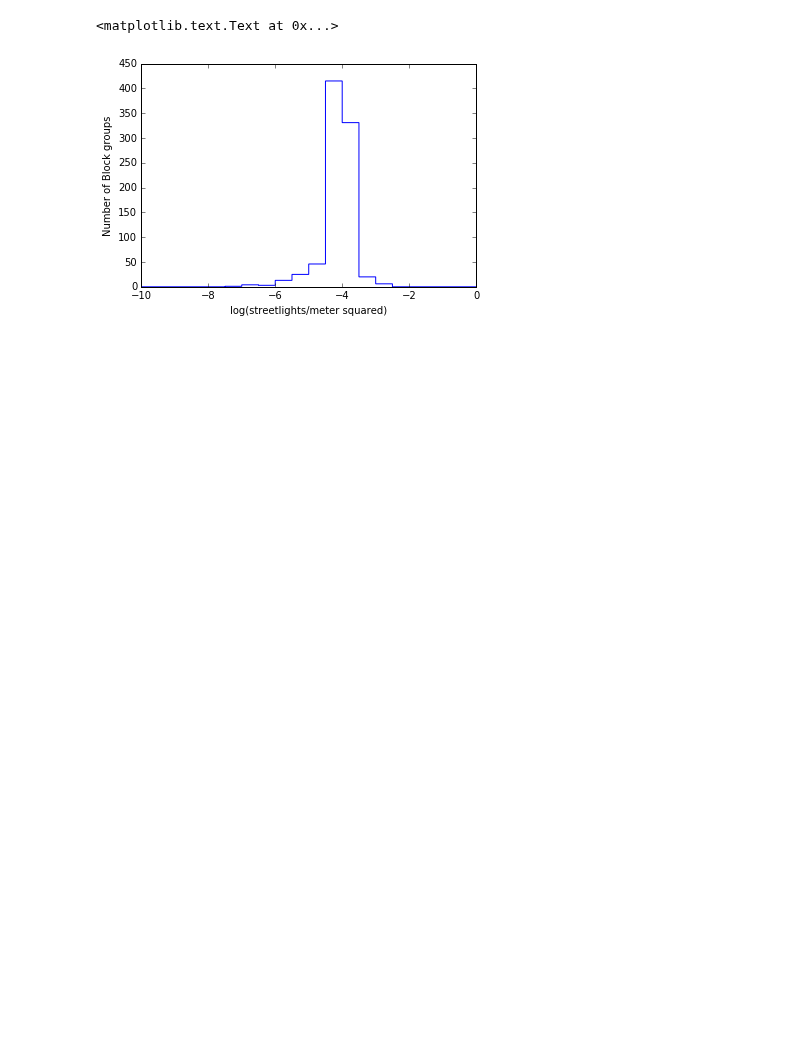
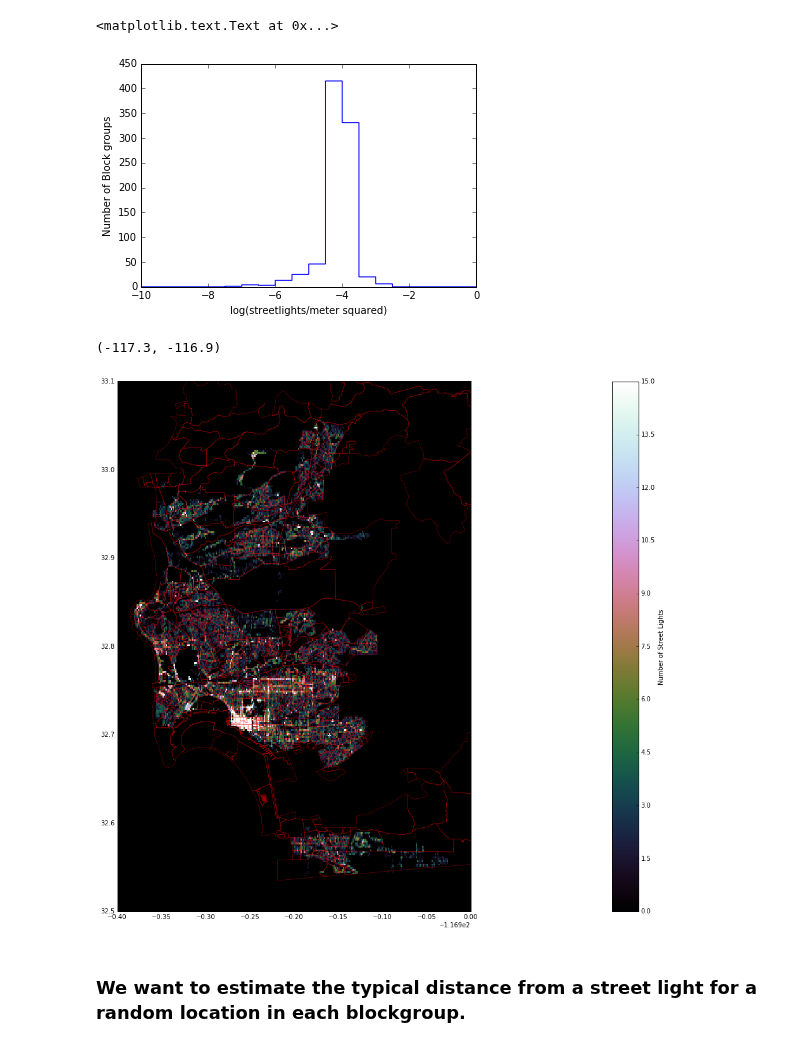
Before and after one commit to katiesch/insight2016, a Jupyter notebook: streetlight_density.ipynb, the cells around one changed output. Drawn from its saved outputs; the diff is of its cells as text; code cells hidden in the pictures; blank space fills up the shorter version.

```diff
--- a/streetlight_density.ipynb
+++ b/streetlight_density.ipynb
@@ -114,2 +103,0 @@ bg_info2.rename(columns={0: 'statecode', 2: 'tract', 3: 'blockgroup',
-# %%
-sl_record['count'] = 0.0
@@ -124,2 +104,9 @@ streetlight_count = sl_record[['tract', 'blockgroup', 'count']].groupby(['tract'
+# %%
+# the San Diego county shapefile records
+sdcounty = bg_info.loc[np.where((bg_info['regional']=='073') & (bg_info['blockgroup']!='0'))[0]]
+sdcounty_index = np.where((bg_info['regional']=='073') & (bg_info['blockgroup']!='0'))[0]
+# %%
+sdcounty['tract'] = sdcounty['tract'].astype(float)
+sdcounty['blockgroup'] = sdcounty['blockgroup'].astype(float)
 # %% [markdown]
 ### Calculate Street Light density
@@ -151,3 +125,8 @@ plt.ylabel('Number of Block groups')
 # %% [output]
 <matplotlib.text.Text at 0x...>
 [figure]
+# %%
+# Read in Jeff's list of census tracts in SD city proper
+sd_city_proper = pd.read_csv('SD_city_census_tracts.txt')
+
+sd_city_proper['tract'] = sd_city_proper['tract'].astype(float)
@@ -153,0 +145,27 @@ plt.ylabel('Number of Block groups')
+# %%
+fig,ax = plt.subplots(1,1, figsize=(20,15))
+
+plt.hist2d(sl_record['lon'], sl_record['lat'], bins=(300,300), cmap='cubehelix', vmax=15,
+          range=([-117.3,-116.9], [32.5, 33.1]))
+plt.colorbar(label='Number of Street Lights')
+
+patches = []
+#for i in range(0,len(ct_info)):
+for i in range(0,len(sdcounty_index)):
+    #if (len(np.where(sd_city_proper['tract'] == ct_info.loc[i, 'tract'])[0])>0):
+    #    barf = pd.DataFrame(ct_shapes[i].points)
+    if (len(np.where(sd_city_proper['tract'] == sdcounty.loc[sdcounty_index[i], 'tract'])[0])>0):
+        barf = pd.DataFrame(shapes[sdcounty_index[i]].points)
+        poly = plt.Polygon(barf[[0,1]], fc='none', ec='r', alpha=0.5, lw=0.6, zorder=3)
+        patches.append(poly)
+        plt.gca().add_patch(poly)
+
+
+plt.axis('scaled')
+plt.ylim(32.5, 33.1)
+plt.xlim(-117.3, -116.9)
+# %% [output]
+(-117.3, -116.9)
+[figure, added]
+# %% [markdown]
+### We want to estimate the typical distance from a street light for a random location in each blockgroup.
```
Also changed, not shown: parts of 35 cells of this notebook.
